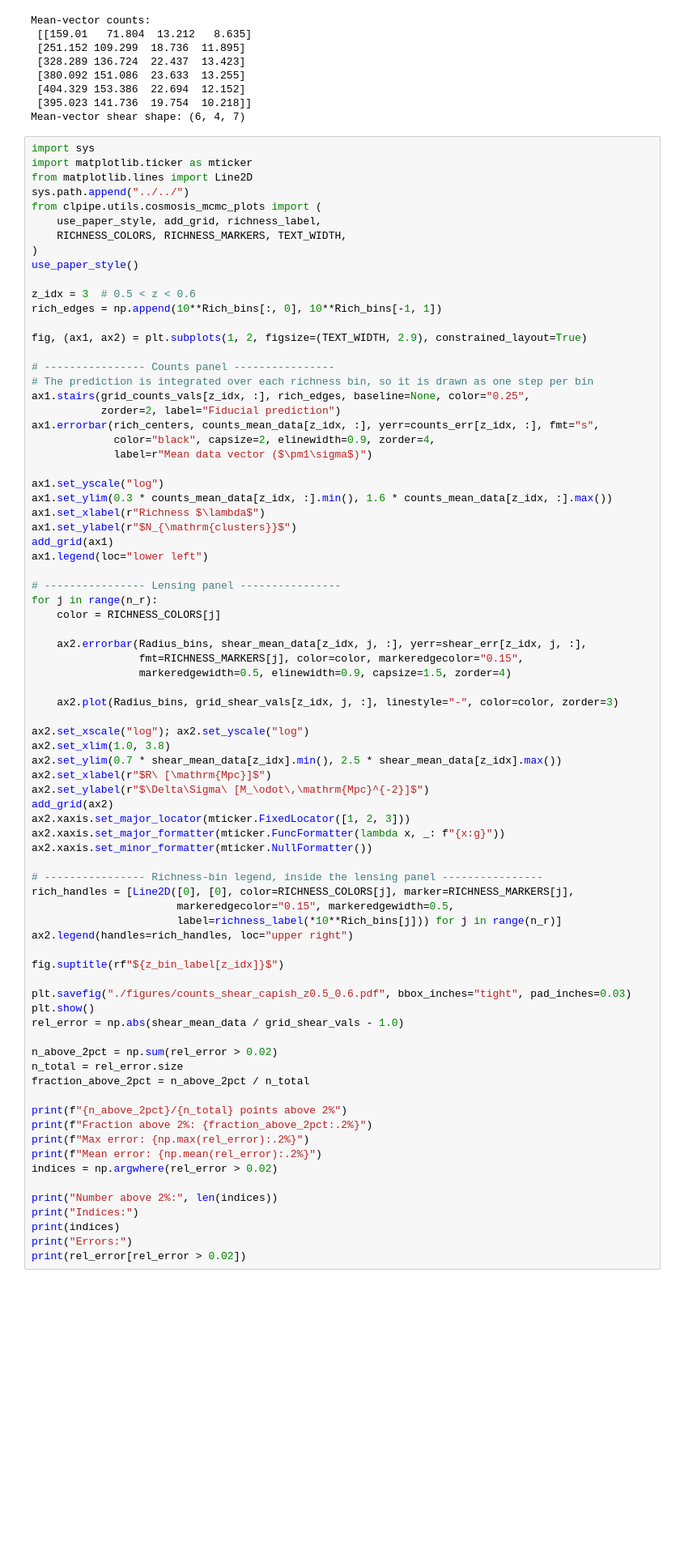
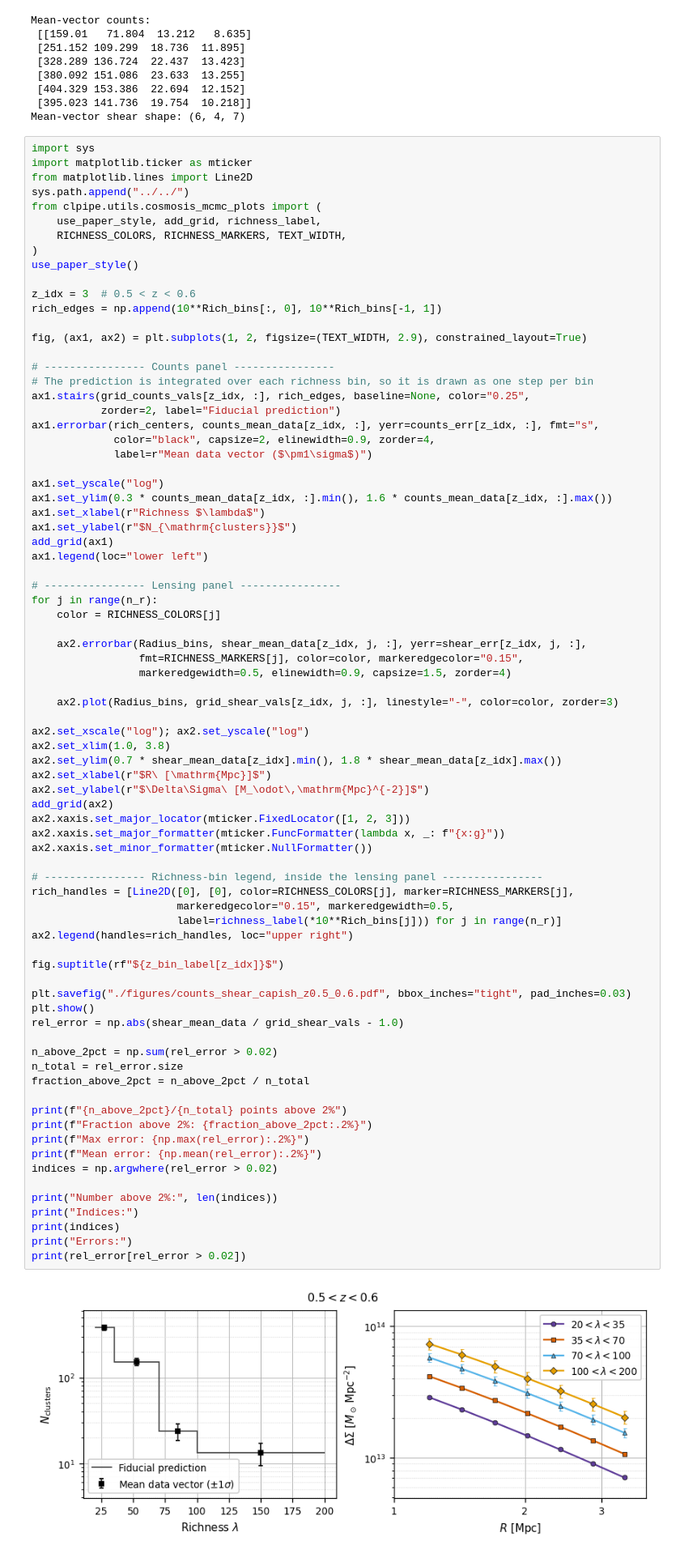
Before and after one commit to LSSTDESC/CLPipe, a Jupyter notebook: examples/capish_simulation/analysis_summary.ipynb, the cells around one changed output. Shown at 81% size. Drawn from its saved outputs; the diff is of its cells as text; blank space fills up the shorter version.

```diff
--- a/examples/capish_simulation/analysis_summary.ipynb
+++ b/examples/capish_simulation/analysis_summary.ipynb
@@ -367,7 +367,7 @@ for j in range(n_r):
 
 ax2.set_xscale("log"); ax2.set_yscale("log")
 ax2.set_xlim(1.0, 3.8)
-ax2.set_ylim(0.7 * shear_mean_data[z_idx].min(), 2.5 * shear_mean_data[z_idx].max())
+ax2.set_ylim(0.7 * shear_mean_data[z_idx].min(), 1.8 * shear_mean_data[z_idx].max())
 ax2.set_xlabel(r"$R\ [\mathrm{Mpc}]$")
 ax2.set_ylabel(r"$\Delta\Sigma\ [M_\odot\,\mathrm{Mpc}^{-2}]$")
 add_grid(ax2)
@@ -375,30 +375,32 @@ ax2.xaxis.set_major_locator(mticker.FixedLocator([1, 2, 3]))
 ax2.xaxis.set_major_formatter(mticker.FuncFormatter(lambda x, _: f"{x:g}"))
 ax2.xaxis.set_minor_formatter(mticker.NullFormatter())
 
 # ---------------- Richness-bin legend, inside the lensing panel ----------------
 rich_handles = [Line2D([0], [0], color=RICHNESS_COLORS[j], marker=RICHNESS_MARKERS[j],
                        markeredgecolor="0.15", markeredgewidth=0.5,
                        label=richness_label(*10**Rich_bins[j])) for j in range(n_r)]
 ax2.legend(handles=rich_handles, loc="upper right")
 
 fig.suptitle(rf"${z_bin_label[z_idx]}$")
 
 plt.savefig("./figures/counts_shear_capish_z0.5_0.6.pdf", bbox_inches="tight", pad_inches=0.03)
 plt.show()
 rel_error = np.abs(shear_mean_data / grid_shear_vals - 1.0)
 
 n_above_2pct = np.sum(rel_error > 0.02)
 n_total = rel_error.size
 fraction_above_2pct = n_above_2pct / n_total
 
 print(f"{n_above_2pct}/{n_total} points above 2%")
 print(f"Fraction above 2%: {fraction_above_2pct:.2%}")
 print(f"Max error: {np.max(rel_error):.2%}")
 print(f"Mean error: {np.mean(rel_error):.2%}")
 indices = np.argwhere(rel_error > 0.02)
 
 print("Number above 2%:", len(indices))
 print("Indices:")
 print(indices)
 print("Errors:")
 print(rel_error[rel_error > 0.02])
+# %% [output]
+[figure, added]
```
Also changed, not shown: parts of 5 cells of this notebook, 8 other files.
